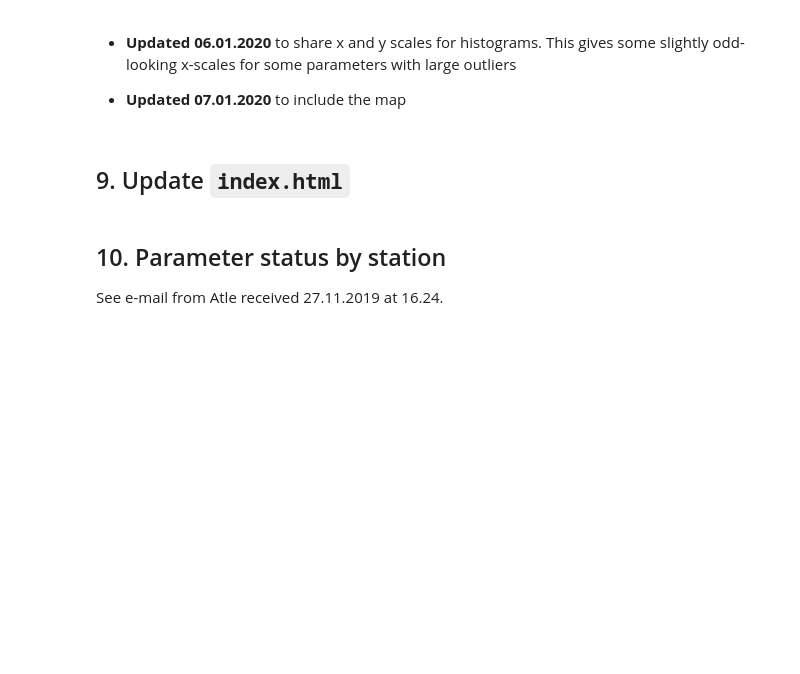
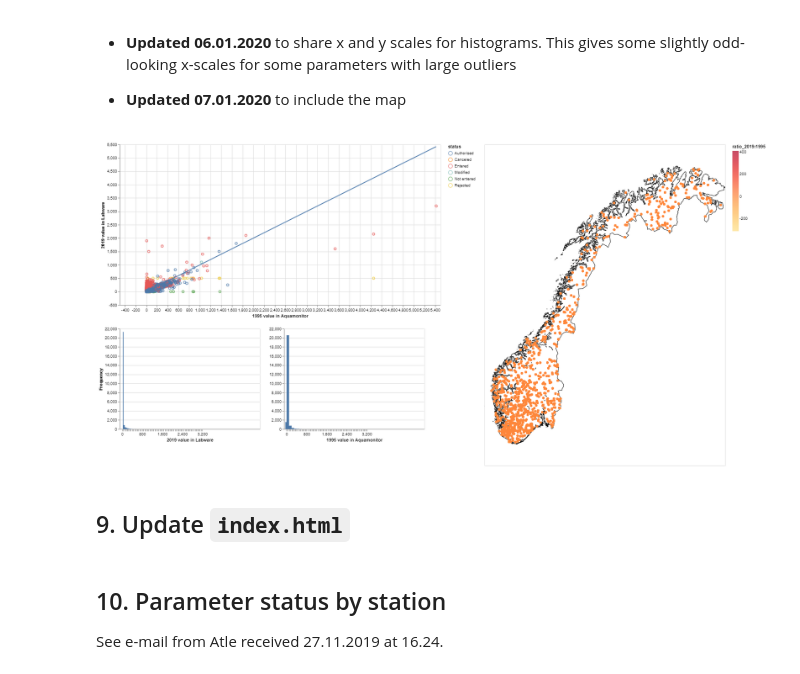
Before and after one commit to NIVANorge/1000_lakes_qc, a Jupyter notebook: qc_1000_lakes.ipynb, the cells around one changed output. Drawn from its saved outputs; the diff is of its cells as text; code cells hidden in the pictures; blank space fills up the shorter version.

```diff
--- a/qc_1000_lakes.ipynb
+++ b/qc_1000_lakes.ipynb
@@ -275,7 +249,7 @@ selection = alt.selection_single(fields=['parameter'], bind=input_dropdown, name
 scatter = alt.Chart(df, height=400, width=800).mark_point().encode(
     x=alt.X('value_am:Q', title='1995 value in Aquamonitor'),
     y=alt.Y('value_lw:Q', title='2019 value in Labware'),
-    tooltip=['station_id:N', 'station_name:N', 'sample_date:T', 'status:N'],
+    tooltip=['station_id:N', 'station_name:N', 'sample_date:T', 'status:N', 'ratio_2019:1995:Q'],
     color='status:N',
 ).add_selection(
     selection
@@ -318,33 +292,35 @@ hists = alt.hconcat(
                 x='shared',
 )
 
 # Basemap
 basemap = alt.Chart(nor).mark_geoshape(
     stroke='black'
 ).encode(
     color=alt.value('white'),
 ).properties(
     width=600,
     height=800
 )
 
 # Plot locations
 locs = alt.Chart(df).mark_circle().encode(
     longitude=alt.X('lon:Q', title=''),
     latitude=alt.Y('lat:Q', title=''),
     tooltip=['station_id:N', 'station_name:N', 'sample_date:T', 'status:N', 'ratio_2019:1995:Q'],
     color=alt.Color('ratio_2019:1995', scale=alt.Scale(scheme='yelloworangered')),
 ).add_selection(
     selection
 ).transform_filter(
     selection
 )
 
 # Layout
 chart = ((scatter + line) & hists) | (basemap + locs)
 chart.save('qc_1000_lakes.json')
 
 chart
+# %% [output]
+[figure, added]
 # %% [markdown]
 ## 9. Update `index.html`
 # %%
```
Also changed, not shown: parts of 7 cells of this notebook, 1 other file.
